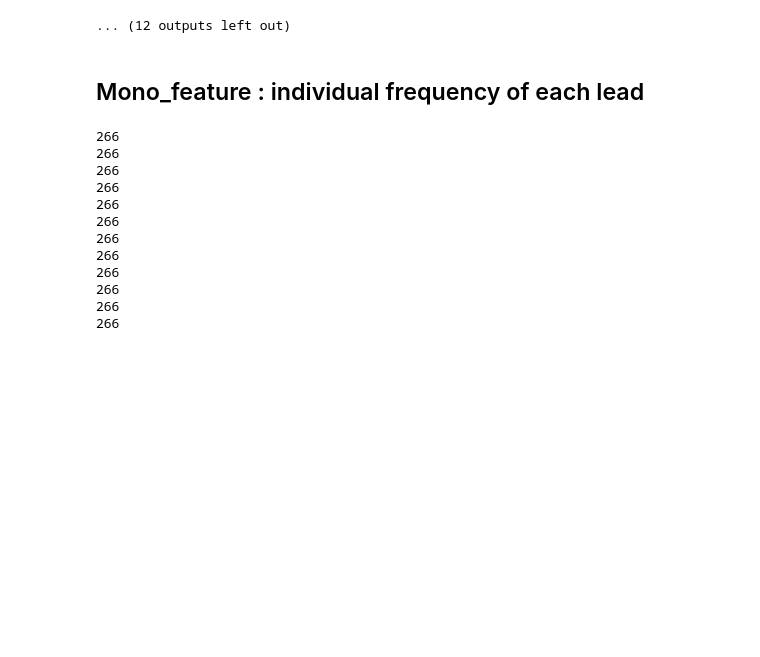
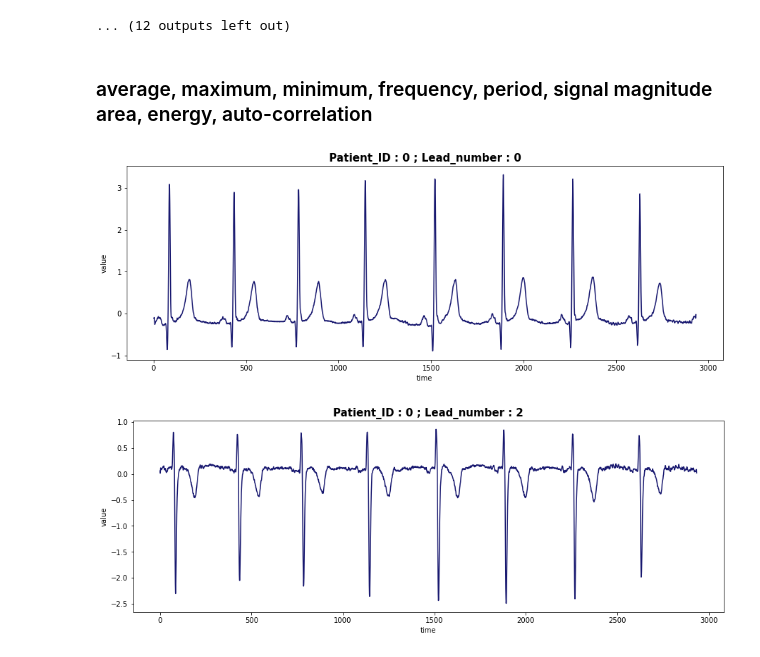
Before and after one commit to maxencenoble/dnn_diagnosis_explanation, a Jupyter notebook: exploration_periode.ipynb, the cells around one changed output. Drawn from its saved outputs; the diff is of its cells as text; code cells hidden in the pictures; blank space fills up the shorter version.

```diff
--- a/exploration_periode.ipynb
+++ b/exploration_periode.ipynb
@@ -239,31 +238,31 @@ for lead_number in range(12):
 [figure]
 [figure]
 ... (12 outputs left out)
-# %% [markdown]
-## Mono_feature : individual frequency of each lead
-# %%
-def periods_via_fft(ecg):
-    """Takes a single lead ecg and returns the most probable heartbeat period in number of steps (1 step = 1/400 s)"""
-    """Compute the Butterworth filter"""
-    butter_a, butter_b = scipy.signal.butter(N=2,Wn=[50/60,120/60], btype='bandpass',analog=False, output='ba',fs=400)
-    filtered_ecg = scipy.signal.lfilter(butter_a,butter_b,ecg)
-    signal_length = np.size(ecg)
-    fft = np.fft.fft(filtered_ecg)
-    freq = np.fft.fftfreq(signal_length,1/400)
-    return int(400/np.abs(freq[np.argmax(np.abs(fft))])) #the number of steps
-
-for k in range(12):
-    print(periods_via_fft(table_ecg[2][k]))
-# %% [output]
-266
-266
-266
-266
-266
-266
-266
-266
-266
-266
-266
-266
+# %% [markdown]
+### average, maximum, minimum, frequency, period, signal magnitude area, energy, auto-correlation
+# %%
+patient_id=0
+lead = [0,2]
+plot_signal = True
+trace_signal_features = False
+plot_spectrum = False
+trace_spectrum_features = False
+
+for lead_number in lead:
+    signal = table_ecg[patient_id][lead_number]
+    if plot_signal:
+        """plot the signal"""
+        plt.figure(figsize=(15,5))
+        plt.plot(signal,'midnightblue')
+        plt.xlabel('time')
+        plt.ylabel('value')
+        plt.title('Patient_ID : '+str(patient_id)+' ; Lead_number : '+str(lead_number),fontsize=15,weight='bold')
+    if plot_spectrum:
+        """plot the spectrum of the signal"""
+        plt.figure(figsize=(15,5))
+        plt.plot(np.fft.fftfreq(np.size(signal),1/400),np.abs(np.fft.fft(signal)),'-x')
+        plt.xlim([0,20])
+        plt.show()
+# %% [output]
+[figure, added]
+[figure, added]
```
Also changed, not shown: parts of 5 cells of this notebook, 3 other files.
